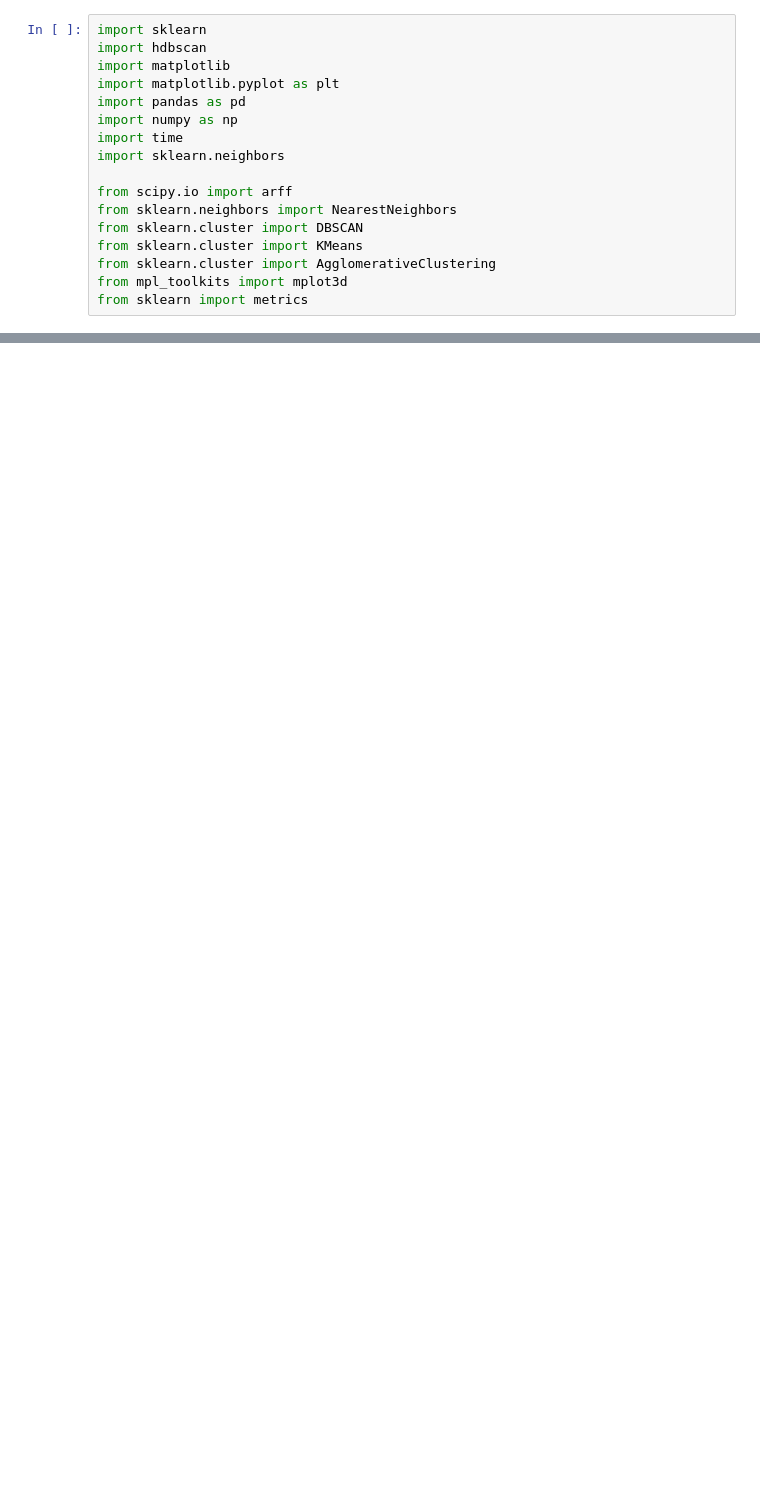
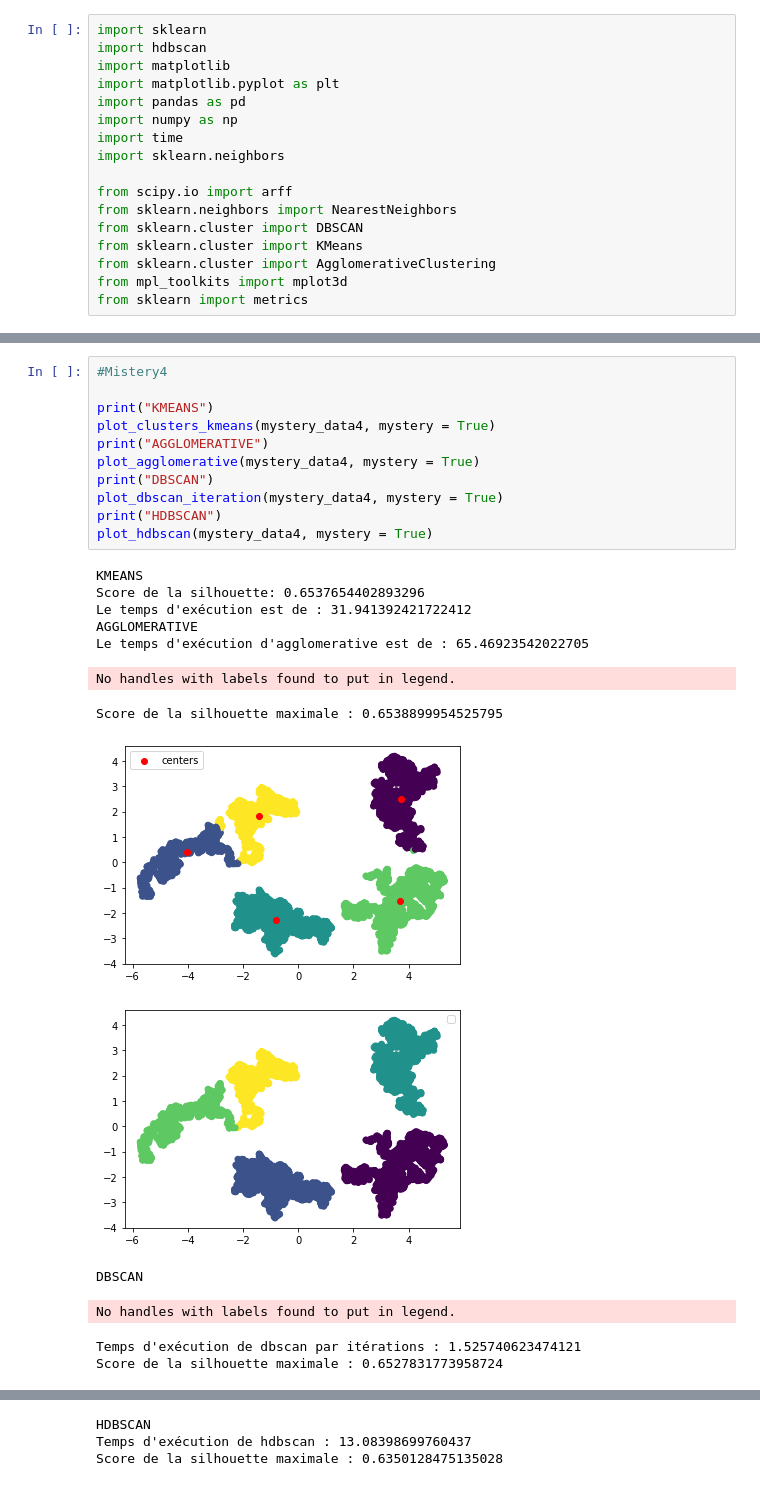
Before and after one commit to Gwen02/TP-ADP, a Jupyter notebook: TP_APD.ipynb, the cells around one changed output, grey strips where cells are left out. Saved outputs shown, nothing was run; the diff lists cells and outputs as text; blank space fills up the shorter version.

```diff
--- a/TP_APD.ipynb
+++ b/TP_APD.ipynb
@@ -416,0 +395,25 @@ ValueError: 'c' argument has 303 elements, which is inconsistent with 'x' and 'y
+# %%
+#Mistery4
+
+print("KMEANS")
+plot_clusters_kmeans(mystery_data4, mystery = True)
+print("AGGLOMERATIVE")
+plot_agglomerative(mystery_data4, mystery = True)
+print("DBSCAN")
+plot_dbscan_iteration(mystery_data4, mystery = True)
+print("HDBSCAN")
+plot_hdbscan(mystery_data4, mystery = True)
+# %% [output]
+KMEANS
+Score de la silhouette: 0.6537654402893296
+Le temps d'exécution est de : 31.941392421722412
+AGGLOMERATIVE
+Le temps d'exécution d'agglomerative est de : 65.46923542022705
+No handles with labels found to put in legend.
+Score de la silhouette maximale : 0.6538899954525795
+[figure, added]
+[figure, added]
+DBSCAN
+No handles with labels found to put in legend.
+Temps d'exécution de dbscan par itérations : 1.525740623474121
+Score de la silhouette maximale : 0.6527831773958724
@@ -416,0 +421,3 @@ ValueError: 'c' argument has 303 elements, which is inconsistent with 'x' and 'y
+HDBSCAN
+Temps d'exécution de hdbscan : 13.08398699760437
+Score de la silhouette maximale : 0.6350128475135028
```
Also changed, not shown: parts of 15 cells of this notebook.
